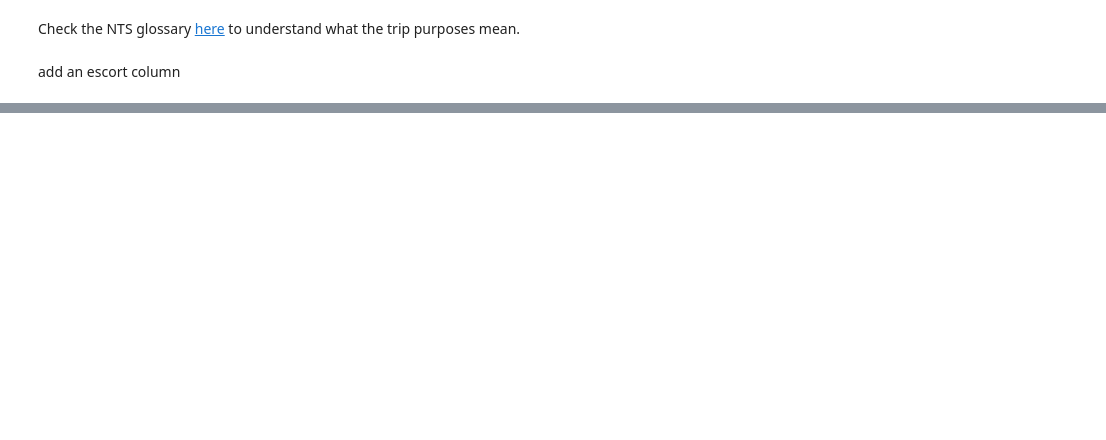
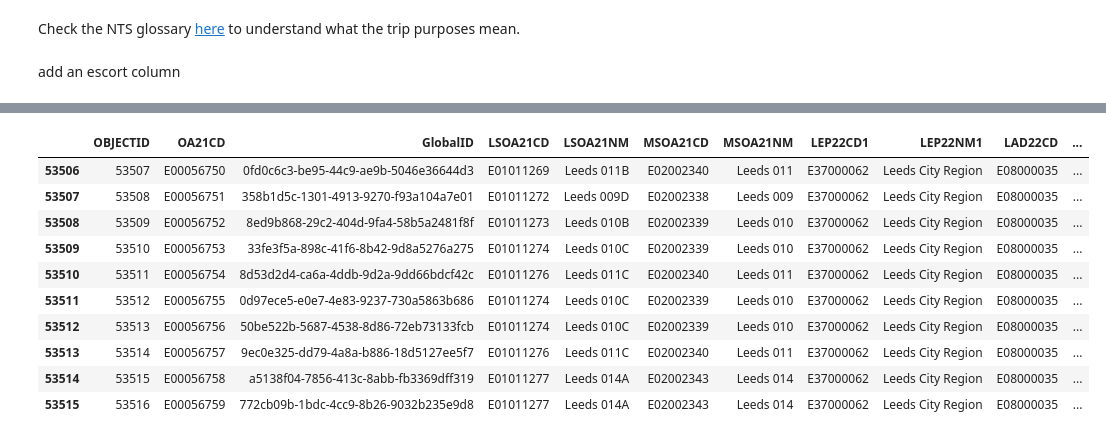
Before and after one commit to Urban-Analytics-Technology-Platform/acbm, a Jupyter notebook: notebooks/3_locations_primary.ipynb, the cells around one changed output, grey strips where cells are left out. Drawn from its saved outputs; the diff is of its cells as text; code cells hidden in the pictures; blank space fills up the shorter version.

```diff
--- a/notebooks/3_locations_primary.ipynb
+++ b/notebooks/3_locations_primary.ipynb
@@ -330,0 +145,14 @@ boundaries.plot()
+# %%
+boundaries.head(10)
+# %% [output]
+|  | OBJECTID | OA21CD | GlobalID | LSOA21CD | LSOA21NM | MSOA21CD | MSOA21NM | LEP22CD1 | LEP22NM1 | LAD22CD | ... |
+| 53506 | 53507 | E00056750 | 0fd0c6c3-be95-44c9-ae9b-5046e36644d3 | E01011269 | Leeds 011B | E02002340 | Leeds 011 | E37000062 | Leeds City Region | E08000035 | ... |
+| 53507 | 53508 | E00056751 | 358b1d5c-1301-4913-9270-f93a104a7e01 | E01011272 | Leeds 009D | E02002338 | Leeds 009 | E37000062 | Leeds City Region | E08000035 | ... |
+| 53508 | 53509 | E00056752 | 8ed9b868-29c2-404d-9fa4-58b5a2481f8f | E01011273 | Leeds 010B | E02002339 | Leeds 010 | E37000062 | Leeds City Region | E08000035 | ... |
+| 53509 | 53510 | E00056753 | 33fe3f5a-898c-41f6-8b42-9d8a5276a275 | E01011274 | Leeds 010C | E02002339 | Leeds 010 | E37000062 | Leeds City Region | E08000035 | ... |
+| 53510 | 53511 | E00056754 | 8d53d2d4-ca6a-4ddb-9d2a-9dd66bdcf42c | E01011276 | Leeds 011C | E02002340 | Leeds 011 | E37000062 | Leeds City Region | E08000035 | ... |
+| 53511 | 53512 | E00056755 | 0d97ece5-e0e7-4e83-9237-730a5863b686 | E01011274 | Leeds 010C | E02002339 | Leeds 010 | E37000062 | Leeds City Region | E08000035 | ... |
+| 53512 | 53513 | E00056756 | 50be522b-5687-4538-8d86-72eb73133fcb | E01011274 | Leeds 010C | E02002339 | Leeds 010 | E37000062 | Leeds City Region | E08000035 | ... |
+| 53513 | 53514 | E00056757 | 9ec0e325-dd79-4a8a-b886-18d5127ee5f7 | E01011276 | Leeds 011C | E02002340 | Leeds 011 | E37000062 | Leeds City Region | E08000035 | ... |
+| 53514 | 53515 | E00056758 | a5138f04-7856-413c-8abb-fb3369dff319 | E01011277 | Leeds 014A | E02002343 | Leeds 014 | E37000062 | Leeds City Region | E08000035 | ... |
+| 53515 | 53516 | E00056759 | 772cb09b-1bdc-4cc9-8b26-9032b235e9d8 | E01011277 | Leeds 014A | E02002343 | Leeds 014 | E37000062 | Leeds City Region | E08000035 | ... |
```
Also changed, not shown: parts of 52 cells of this notebook, 1 other file.
